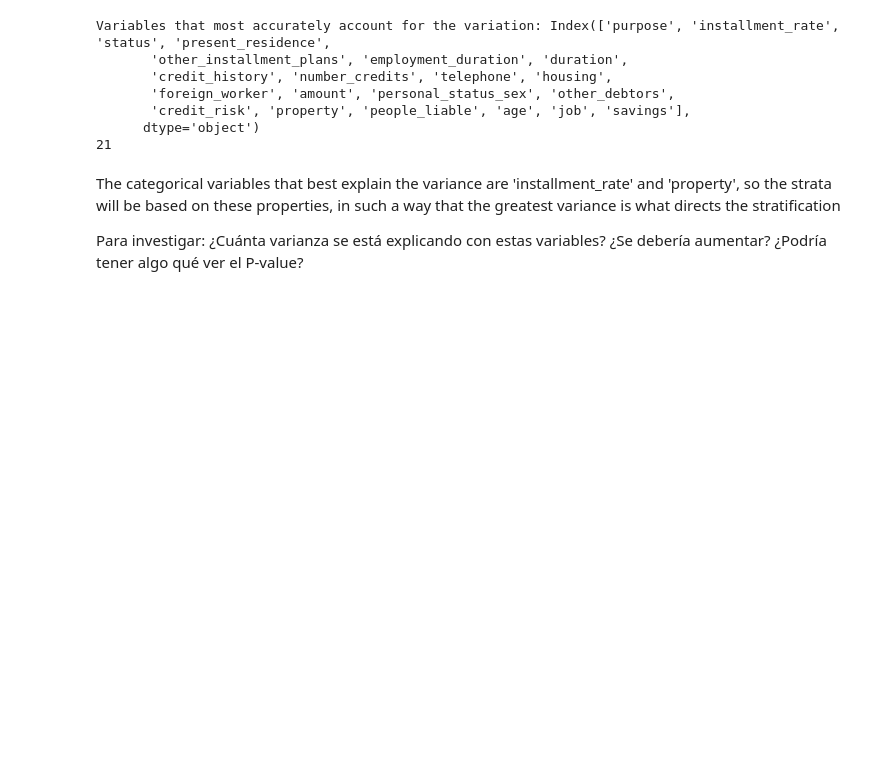
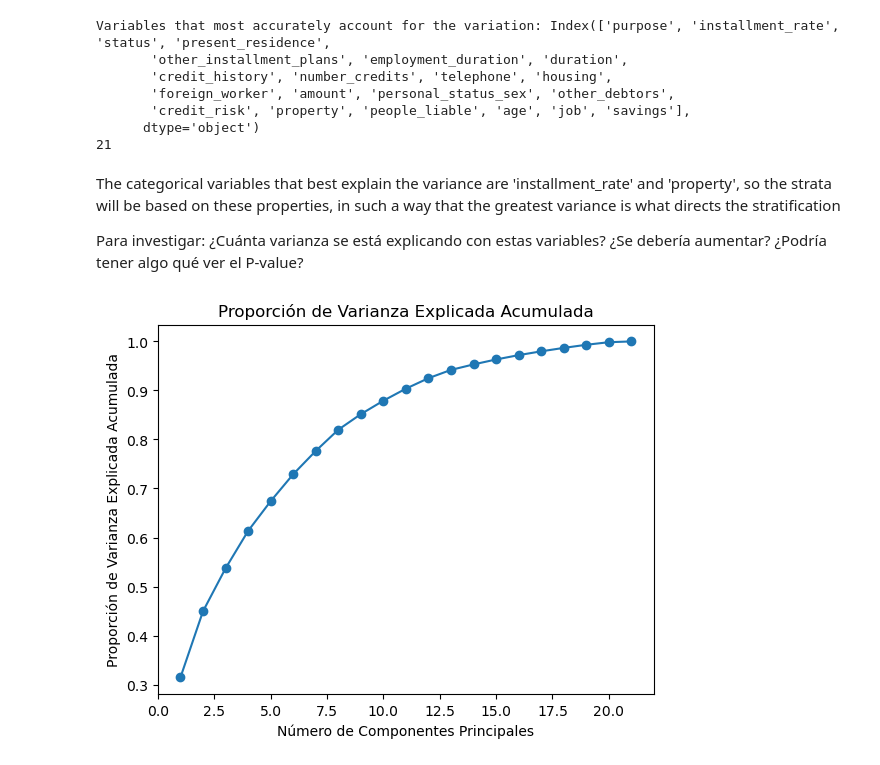
Before and after one commit to victorarmandolezama/south-german-credit, a Jupyter notebook: sandbox.ipynb, the cells around one changed output. Saved outputs shown, nothing was run; the diff lists cells and outputs as text; code cells hidden in the pictures; blank space fills up the shorter version.

```diff
--- a/sandbox.ipynb
+++ b/sandbox.ipynb
@@ -53,3 +53,7 @@ Variables that most accurately account for the variation: Index(['purpose', 'ins
 The categorical variables that best explain the variance are 'installment_rate' and 'property', so the strata will be based on these properties, in such a way that the greatest variance is what directs the stratification
 
 Para investigar: ¿Cuánta varianza se está explicando con estas variables? ¿Se debería aumentar? ¿Podría tener algo qué ver el P-value?
+# %%
+plot_cummulated_variance_from_pca(pca.explained_variance_ratio_)
+# %% [output]
+[figure, added]
```
Also changed, not shown: parts of 9 cells of this notebook.
